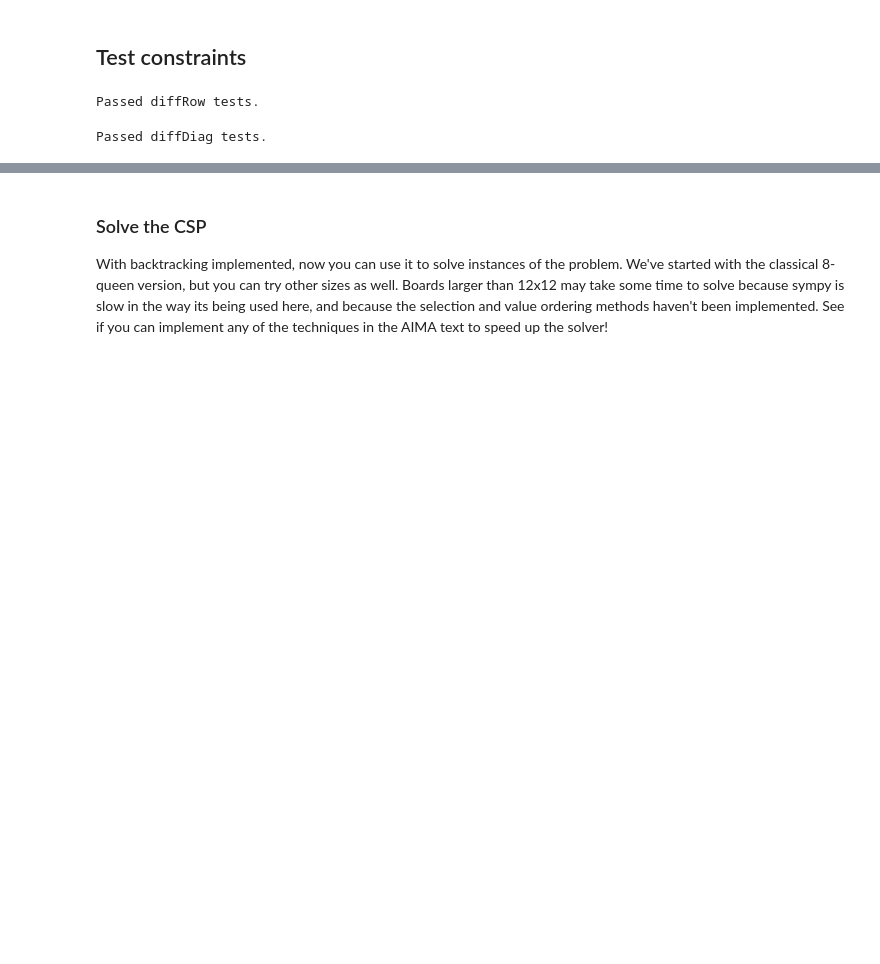
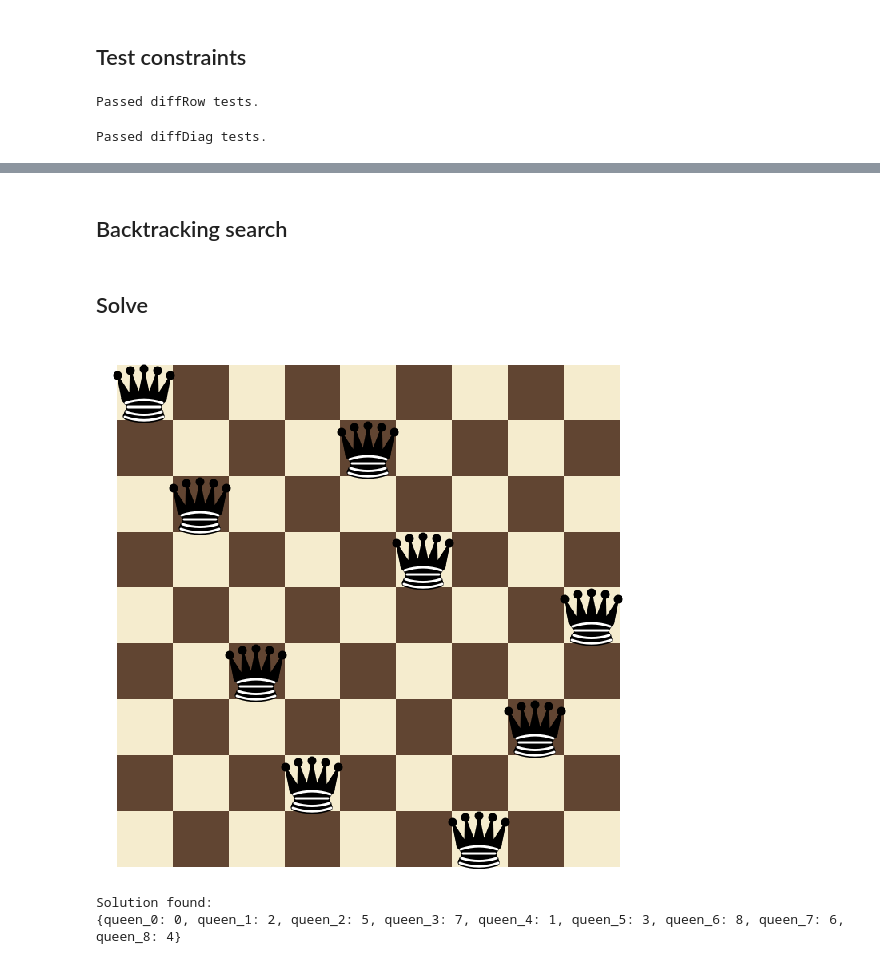
Before and after one commit to cavaunpeu/n-queens-sympy, a Jupyter notebook: n-queens.ipynb, the cells around one changed output, grey strips where cells are left out. Drawn from its saved outputs; the diff is of its cells as text; code cells hidden in the pictures; blank space fills up the shorter version.

Commit message:
add sections `n-queens csp`, `backtracking search`, `solve`

```diff
--- a/n-queens.ipynb
+++ b/n-queens.ipynb
@@ -53,8 +49,0 @@ Implement the CSP class as described above, with constraints to make sure each q
-# %%
-first_queen_row = symbols('first\_queen\_row')
-second_queen_row = symbols('second\_queen\_row')
-first_queen_col = symbols('first\_queen\_col')
-second_queen_col = symbols('second\_queen\_col')
-
-diffRow = constraint('diffRow', Ne(first_queen_row, second_queen_row))
-diffDiag = constraint('diffDiag', Ne( abs(first_queen_row - second_queen_row), abs(first_queen_col - second_queen_col) ))
@@ -190,40 +106,19 @@ Implement the [backtracking search](https://github.com/aimacode/aima-pseudocode/
+# %% [markdown]
+## Backtracking search
 # %%
 def select(csp, assignment):
-    """Choose an unassigned variable in a constraint satisfaction problem """
-    # TODO (Optional): Implement a more sophisticated selection routine from AIMA
     for var in csp.variables:
         if var not in assignment:
             return var
     return None
 
 def order_values(var, assignment, csp):
-    """Select the order of the values in the domain of a variable for checking during search;
-    the default is lexicographically.
-    """
-    # TODO (Optional): Implement a more sophisticated search ordering routine from AIMA
     return csp.domains[var]
 
 def backtracking_search(csp):
-    """Helper function used to initiate backtracking search """
     return backtrack({}, csp)
 
 def backtrack(assignment, csp):
-    """Perform backtracking search for a valid assignment to a CSP
-
-    Parameters
-    ----------
-    assignment : dict(sympy.Symbol: Integer)
-        An partial set of values mapped to variables in the CSP
-
-    csp : CSP
-        A problem encoded as a CSP. Interface should include csp.variables, csp.domains,
-        csp.inference(), csp.is_consistent(), and csp.is_complete().
-
-    Returns
-    -------
-    dict(sympy.Symbol: Integer) or None
-        A partial set of values mapped to variables in the CSP, or None to indicate failure
-    """
     if csp.is_complete(assignment):
         return assignment
     var = select(csp, assignment)
@@ -239,6 +134,3 @@ def backtrack(assignment, csp):
                     return result
         assignment.pop(var, None)
     return None
-# %% [markdown]
-### Solve the CSP
-With backtracking implemented, now you can use it to solve instances of the problem. We've started with the classical 8-queen version, but you can try other sizes as well.  Boards larger than 12x12 may take some time to solve because sympy is slow in the way its being used here, and because the selection and value ordering methods haven't been implemented.  See if you can implement any of the techniques in the AIMA text to speed up the solver!
@@ -263,0 +137,16 @@ else:
+# %% [markdown]
+## Solve
+# %%
+num_queens = 9
+csp = NQueensCSP(num_queens)
+assignment = backtracking_search(csp)
+
+if assignment is not None:
+    csp.show(assignment)
+    print("Solution found:\n{!s}".format(assignment))
+else:
+    print("No solution found.")
+# %% [output]
+[figure, added]
+Solution found:
+{queen_0: 0, queen_1: 2, queen_2: 5, queen_3: 7, queen_4: 1, queen_5: 3, queen_6: 8, queen_7: 6, queen_8: 4}
```
Also changed, not shown: parts of 7 cells of this notebook.
